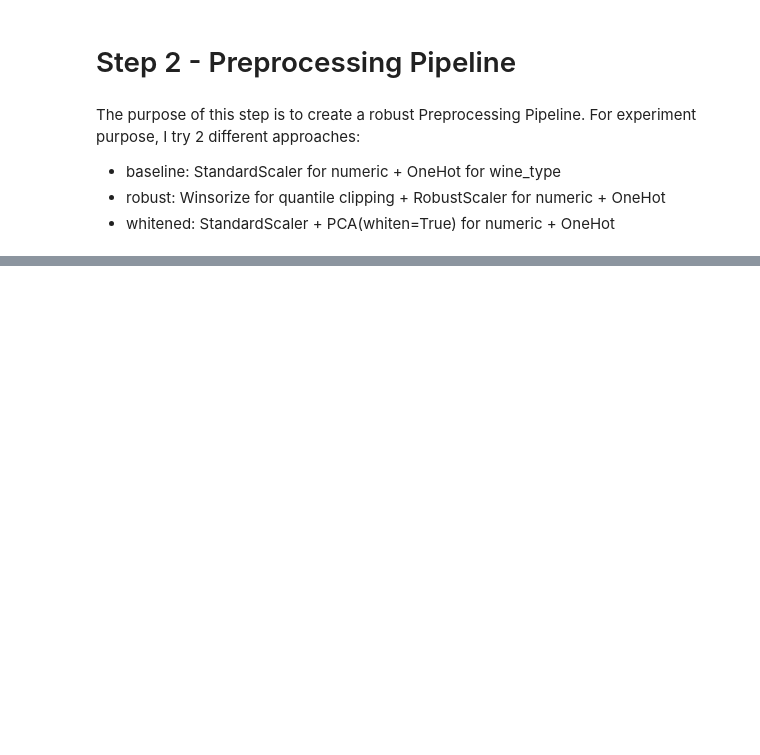
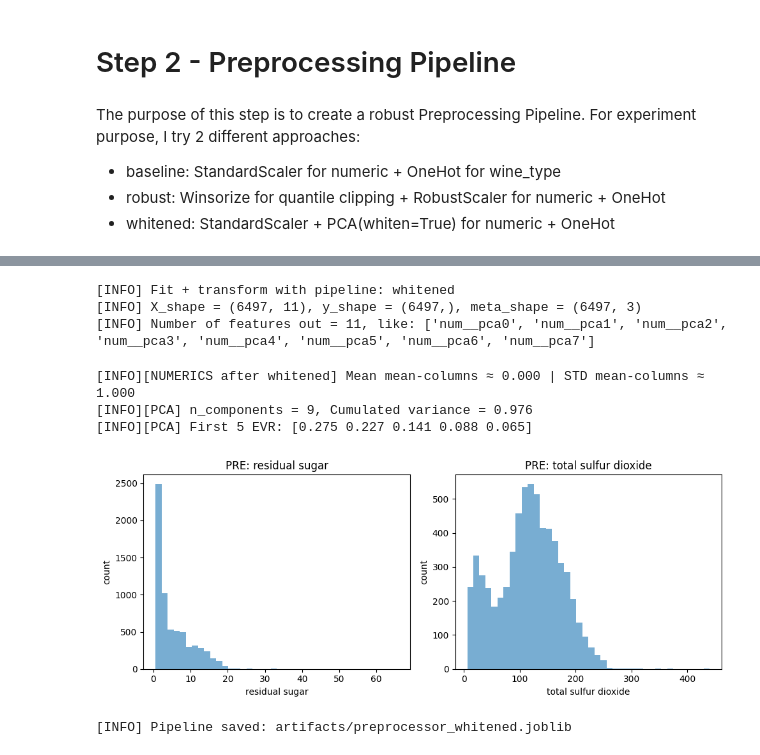
Before and after one commit to andymeneguzzo/WINE-SOMMELIER, a Jupyter notebook: experiments.ipynb, the cells around one changed output, grey strips where cells are left out. Cells and saved outputs as stored; diff of their text form; code cells hidden in the pictures; blank space fills up the shorter version.

Commit message:
Implemented 3 preprocessing pipelines - baseline, robust and whitened. Next step is to compare them to finally chose what is the best approach for the purpose of the project

```diff
--- a/experiments.ipynb
+++ b/experiments.ipynb
@@ -286,0 +370,80 @@ from sklearn.pipeline import Pipeline
+# %%
+# 5 - Chose the variant here
+
+PIPELINE_VERSION = "whitened"
+preprocessor = make_preprocessor(PIPELINE_VERSION)
+# %%
+# 6 - Fit + transform, extract artifacts
+
+print(f"[INFO] Fit + transform with pipeline: {PIPELINE_VERSION}")
+X = preprocessor.fit_transform(wine_df)
+y = wine_df["quality"].to_numpy()
+meta = wine_df[["wine_id", "wine_type", "quality"]].copy()
+
+try:
+    feature_names = preprocessor.get_feature_names_out()
+except Exception:
+    feature_names = None
+    print(f"Make sure you have sklearn >= 1.0 installed")
+
+print(f"[INFO] X_shape = {X.shape}, y_shape = {y.shape}, meta_shape = {meta.shape}")
+if feature_names is not None:
+    print(f"[INFO] Number of features out = {len(feature_names)}, like: {list(feature_names[:8])}")
+# %% [output]
+[INFO] Fit + transform with pipeline: whitened
+[INFO] X_shape = (6497, 11), y_shape = (6497,), meta_shape = (6497, 3)
+[INFO] Number of features out = 11, like: ['num__pca0', 'num__pca1', 'num__pca2', 'num__pca3', 'num__pca4', 'num__pca5', 'num__pca6', 'num__pca7']
+# %%
+# 7 - Check statistics after transformation
+
+def _describe_array(arr, name):
+    arr = np.asarray(arr, dtype=float)
+    mu = np.nanmean(arr, axis=0).mean()
+    sd = np.nanstd(arr, axis=0).mean()
+    print(f"[INFO][{name}] Mean mean-columns ≈ {mu:.3f} | STD mean-columns ≈ {sd:.3f}")
+
+num_out = preprocessor.named_transformers_["num"].transform(wine_df[num_cols])
+_describe_array(num_out, f"NUMERICS after {PIPELINE_VERSION}")
+
+if PIPELINE_VERSION == "whitened":
+    pca = preprocessor.named_transformers_["num"].named_steps["pca"]
+    evr = pca.explained_variance_ratio_
+    print(f"[INFO][PCA] n_components = {pca.n_components_}, Cumulated variance = {evr.cumsum()[-1]:.3f}")
+    print(f"[INFO][PCA] First 5 EVR: {np.round(evr[:5], 3)}")
+# %% [output]
+[INFO][NUMERICS after whitened] Mean mean-columns ≈ 0.000 | STD mean-columns ≈ 1.000
+[INFO][PCA] n_components = 9, Cumulated variance = 0.976
+[INFO][PCA] First 5 EVR: [0.275 0.227 0.141 0.088 0.065]
+# %%
+# 8 - Plots for a couple of features before and after
+
+fig, axes = plt.subplots(1, 2, figsize=(10, 4))
+for ax, col in zip(axes, ["residual sugar", "total sulfur dioxide"]):
+    ax.hist(wine_df[col].values, bins=40, alpha=0.6)
+    ax.set_title(f"PRE: {col}")
+    ax.set_xlabel(col); ax.set_ylabel("count")
+plt.tight_layout(); plt.show()
+
+if PIPELINE_VERSION in ["baseline", "robust"]:
+    X_num = num_out  # already transformed
+    fig, axes = plt.subplots(1, 2, figsize=(10, 4))
+    idx_rs = num_cols.index("residual sugar")
+    idx_ts = num_cols.index("total sulfur dioxide")
+    axes[0].hist(X_num[:, idx_rs], bins=40, alpha=0.6)
+    axes[0].set_title(f"POST-{PIPELINE_VERSION}: residual sugar (scaled)")
+    axes[1].hist(X_num[:, idx_ts], bins=40, alpha=0.6)
+    axes[1].set_title(f"POST-{PIPELINE_VERSION}: total sulfur dioxide (scaled)")
+    for ax in axes:
+        ax.set_xlabel("value"); ax.set_ylabel("count")
+    plt.tight_layout(); plt.show()
+# %% [output]
+[figure, added]
+# %%
+# 9 - Save artifacts
+
+os.makedirs("artifacts", exist_ok=True)
+pp_path = f"artifacts/preprocessor_{PIPELINE_VERSION}.joblib"
+joblib.dump(preprocessor, pp_path)
+print(f"[INFO] Pipeline saved: {pp_path}")
+# %% [output]
+[INFO] Pipeline saved: artifacts/preprocessor_whitened.joblib
```
Also changed, not shown: parts of 6 cells of this notebook, 3 other files.
